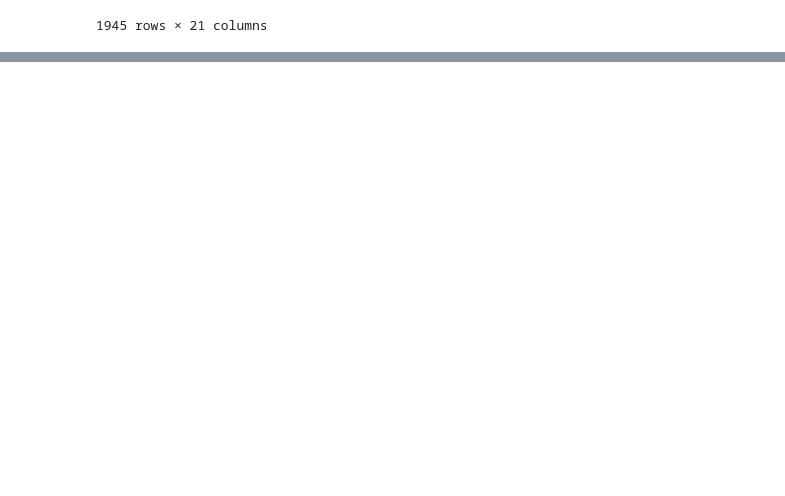
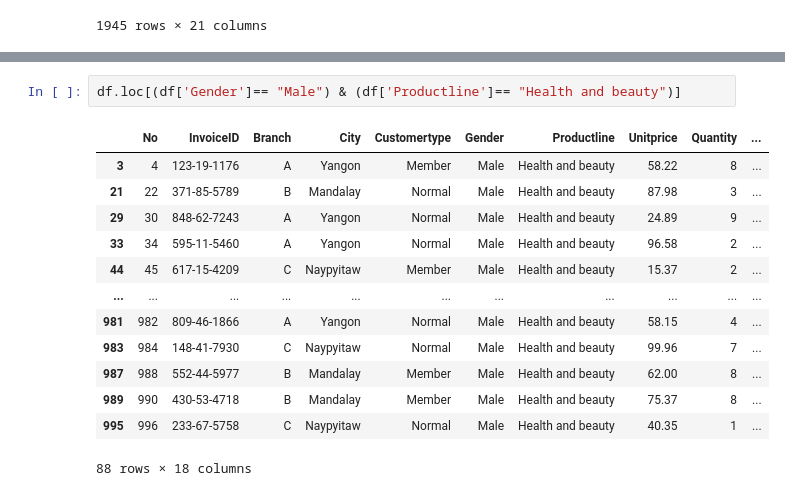
Before and after one commit to NoelPaulMailakkal/Business-Analytics-with-Python, a Jupyter notebook: Untitled5.ipynb, the cells around one changed output, grey strips where cells are left out. Drawn from its saved outputs; the diff is of its cells as text; blank space fills up the shorter version.

```diff
--- a/Untitled5.ipynb
+++ b/Untitled5.ipynb
@@ -169,0 +223,16 @@ df.loc[df["Ship Mode"]=="Second Class"]
+# %%
+df.loc[(df['Gender']== "Male") & (df['Productline']== "Health and beauty")]
+# %% [output]
+|  | No | InvoiceID | Branch | City | Customertype | Gender | Productline | Unitprice | Quantity | ... |
+| 3 | 4 | 123-19-1176 | A | Yangon | Member | Male | Health and beauty | 58.22 | 8 | ... |
+| 21 | 22 | 371-85-5789 | B | Mandalay | Normal | Male | Health and beauty | 87.98 | 3 | ... |
+| 29 | 30 | 848-62-7243 | A | Yangon | Normal | Male | Health and beauty | 24.89 | 9 | ... |
+| 33 | 34 | 595-11-5460 | A | Yangon | Normal | Male | Health and beauty | 96.58 | 2 | ... |
+| 44 | 45 | 617-15-4209 | C | Naypyitaw | Member | Male | Health and beauty | 15.37 | 2 | ... |
+| ... | ... | ... | ... | ... | ... | ... | ... | ... | ... | ... |
+| 981 | 982 | 809-46-1866 | A | Yangon | Normal | Male | Health and beauty | 58.15 | 4 | ... |
+| 983 | 984 | 148-41-7930 | C | Naypyitaw | Normal | Male | Health and beauty | 99.96 | 7 | ... |
+| 987 | 988 | 552-44-5977 | B | Mandalay | Member | Male | Health and beauty | 62.00 | 8 | ... |
+| 989 | 990 | 430-53-4718 | B | Mandalay | Member | Male | Health and beauty | 75.37 | 8 | ... |
+| 995 | 996 | 233-67-5758 | C | Naypyitaw | Normal | Male | Health and beauty | 40.35 | 1 | ... |
+88 rows × 18 columns
```
Also changed, not shown: parts of 11 cells of this notebook.
